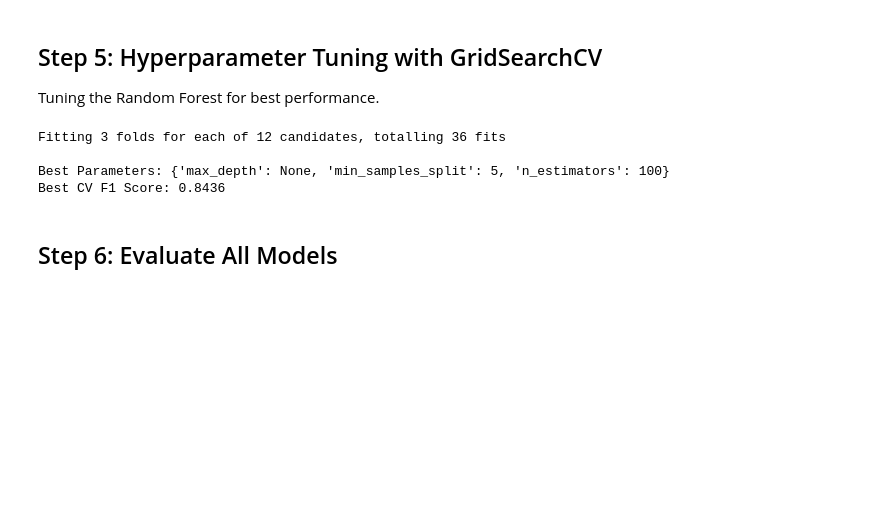
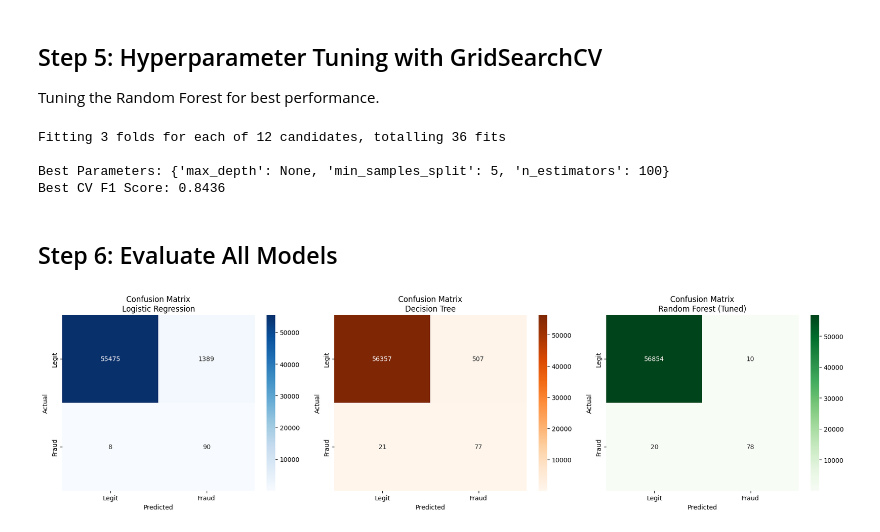
Before and after one commit to Gantavya2/Credit-card-fraud-detection, a Jupyter notebook: AI_ML_FinalProject_Credit_Card_Fraud_Detection.ipynb, the cells around one changed output. Drawn from its saved outputs; the diff is of its cells as text; code cells hidden in the pictures; blank space fills up the shorter version.

```diff
--- a/AI_ML_FinalProject_Credit_Card_Fraud_Detection.ipynb
+++ b/AI_ML_FinalProject_Credit_Card_Fraud_Detection.ipynb
@@ -294,3 +294,29 @@ Best Parameters: {'max_depth': None, 'min_samples_split': 5, 'n_estimators': 100
 Best CV F1 Score: 0.8436
 # %% [markdown]
 ## Step 6: Evaluate All Models
+# %%
+fig, axes = plt.subplots(1, 3, figsize=(18, 5))
+
+model_list = {
+    "Logistic Regression": trained_models["Logistic Regression"],
+    "Decision Tree":       trained_models["Decision Tree"],
+    "Random Forest (Tuned)": grid.best_estimator_
+}
+
+colors = ['Blues', 'Oranges', 'Greens']
+
+for ax, (name, model), color in zip(axes, model_list.items(), colors):
+    y_pred = model.predict(X_test)
+    cm = confusion_matrix(y_test, y_pred)
+    sns.heatmap(cm, annot=True, fmt='d', cmap=color, ax=ax,
+                xticklabels=['Legit', 'Fraud'],
+                yticklabels=['Legit', 'Fraud'])
+    ax.set_title(f'Confusion Matrix\n{name}')
+    ax.set_ylabel('Actual')
+    ax.set_xlabel('Predicted')
+
+plt.tight_layout()
+plt.savefig('confusion_matrices.png')
+plt.show()
+# %% [output]
+[figure, added]
```
Also changed, not shown: parts of 7 cells of this notebook.
